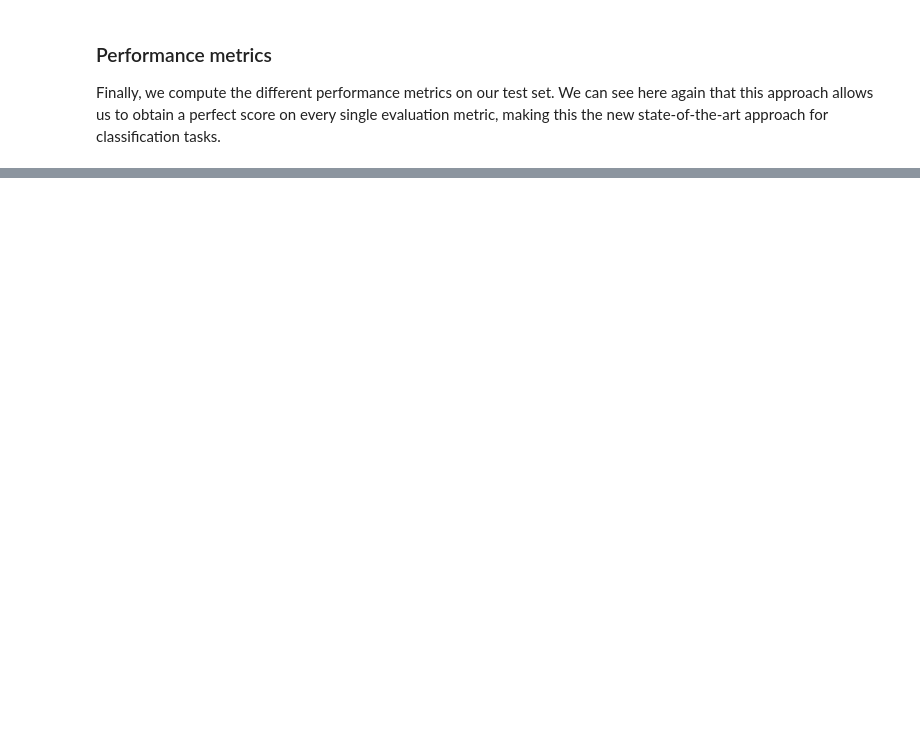
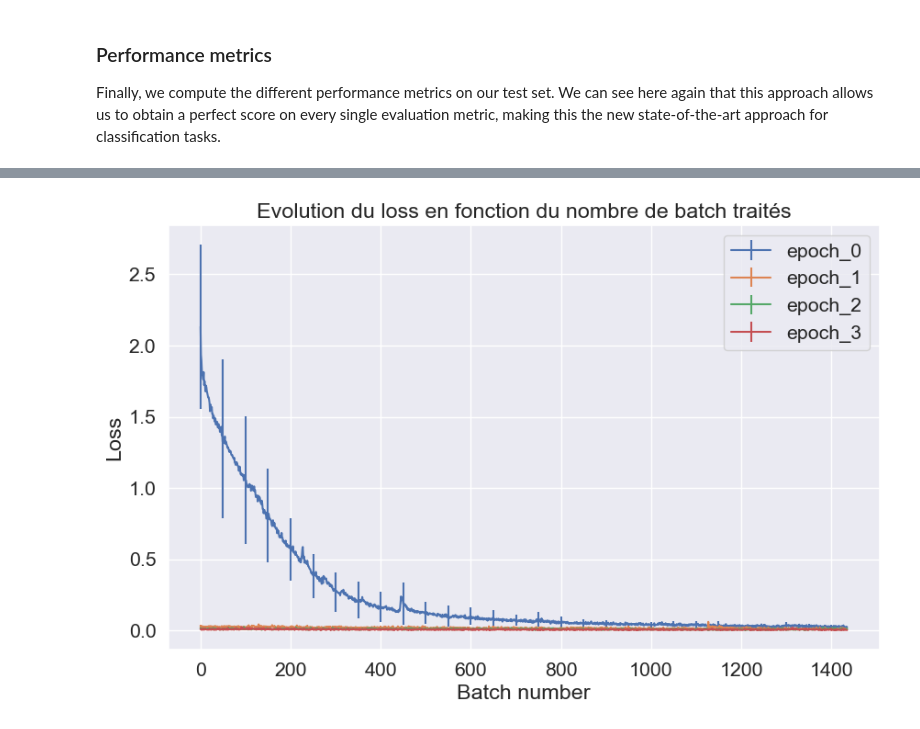
Before and after one commit to MaximeVannier27/Code_PIR, a Jupyter notebook: Maxime_ACID/IDS.ipynb, the cells around one changed output, grey strips where cells are left out. Drawn from its saved outputs; the diff is of its cells as text; code cells hidden in the pictures; blank space fills up the shorter version.

Commit message:
ACID: graphes de loss en fonction du batch traité pour toutes les epochs

```diff
--- a/Maxime_ACID/IDS.ipynb
+++ b/Maxime_ACID/IDS.ipynb
@@ -238,15 +245,3 @@ catégories de trafic traitées: ['Normal', 'Attack']
 ### Training the model
 
 We train our model until we achieve an acceptable loss and export an extended dataset with the cluster centers obtained from the Adaptive Clustering network. This would allow us to not have to retrain our network for every single execution.
-# %%
-if not os.path.exists(model_path):
-    print("Training model...")
-    model = train(X, y)
-    print("Done training model")
-
-# if not os.path.exists(extended_dataset_path):
-#     rf_features, cols = extend_dataset(model, df, cats, label_tag='Label.')
-
-#     del df
-#     del train_df
-#     del test_df
@@ -506,0 +504,72 @@ Performance metrics saved: ./results/metrics_handler.pkl
+# %%
+print(separator)
+
+
+with open(results_path+"jeu_de_donnees/" +"dic_loss.pkl", 'rb') as file:
+    dic_loss = pkl.load(file)
+x = range(len(dic_loss["entrainement_1"]['epoch_0']))
+
+plt.figure(figsize=(10, 6))  # Créer une seule figure
+
+#init losses
+losses = {j: [0 for i in range(len(dic_loss["entrainement_1"]["epoch_0"]))] for j in dic_loss["entrainement_1"].keys()}
+std_loss = {j: [0 for i in range(len(dic_loss["entrainement_1"]["epoch_0"]))] for j in dic_loss["entrainement_1"].keys()}
+print(losses)
+print(std_loss)
+
+#Calcul de la somme des losses pour chaque tentative et à chaque epoch
+for tentative in dic_loss.keys():
+    print(tentative)
+    for epoch in dic_loss[tentative].keys():
+        print(epoch)
+        for v_loss in range(len(losses[epoch])):
+            print(f"loss courant: {losses[epoch][v_loss]} / somme: {dic_loss[tentative][epoch][v_loss]}")
+            losses[epoch][v_loss] += dic_loss[tentative][epoch][v_loss]
+
+#Mise à jour du dico loss en mode moyenne
+losses = {j: [i/len(dic_loss.keys()) for i in losses[j]] for j in dic_loss["entrainement_1"].keys()}
+print("losses:",losses)
+
+#Préparation des barres d'erreurs
+print("std_loss")
+for _,dic_epochs in dic_loss.items():
+    for e,l in dic_epochs.items():
+        print(f"e = {e}, l = {l}")
+        for i in range(len(l)):
+            print(f"l[{i}] = {l[i]}, losses[{e}][{i}] = {losses[e][i]}")
+            std_loss[e][i] += (l[i] - losses[e][i])**2
+            print(std_loss[e][i])
+
+for i in std_loss.keys():
+    std_loss[i] = [np.sqrt(std_loss[i][j]/len(dic_loss.keys())) if j%50==0 else 0 for j in range(len(std_loss[i]))]
+
+for i in losses.keys():
+    plt.errorbar(x, losses[i], yerr=std_loss[i], label=i)
+
+#Graphe général
+plt.xlabel('Batch number')
+plt.ylabel('Loss')
+plt.title('Evolution du loss en fonction du nombre de batch traités')
+plt.legend()
+plt.savefig(results_path + './courbes/loss_evolution_with_uncertainty.png')  # Sauvegarder la figure
+
+#Graphe précis (à partir de la 2ème epoch)
+plt.figure(figsize=(10, 6))  # Créer une seule figure
+print(std_loss)
+for i in losses.keys():
+    if i != "epoch_0":
+        plt.plot(x, losses[i], label=i)
+
+plt.xlabel('Batch number')
+plt.ylabel('Loss')
+plt.title('Evolution du loss en fonction du nombre de batch traités (sans la première epoch)')
+plt.legend()
+plt.savefig(results_path + './courbes/loss_evolution_epoch2.png')
+
+
+with open(results_path+"jeu_de_donnees/"+"moyenne_loss.pkl", 'wb') as file:
+        pkl.dump(losses, file)
+with open(results_path+"jeu_de_donnees/"+"std_loss.pkl", 'wb') as file:
+        pkl.dump(std_loss, file)
+plt.show()
+# %% [output]
@@ -506,0 +593 @@ Performance metrics saved: ./results/metrics_handler.pkl
+[figure, added]
```
Also changed, not shown: parts of 15 cells of this notebook, 11 other files.
